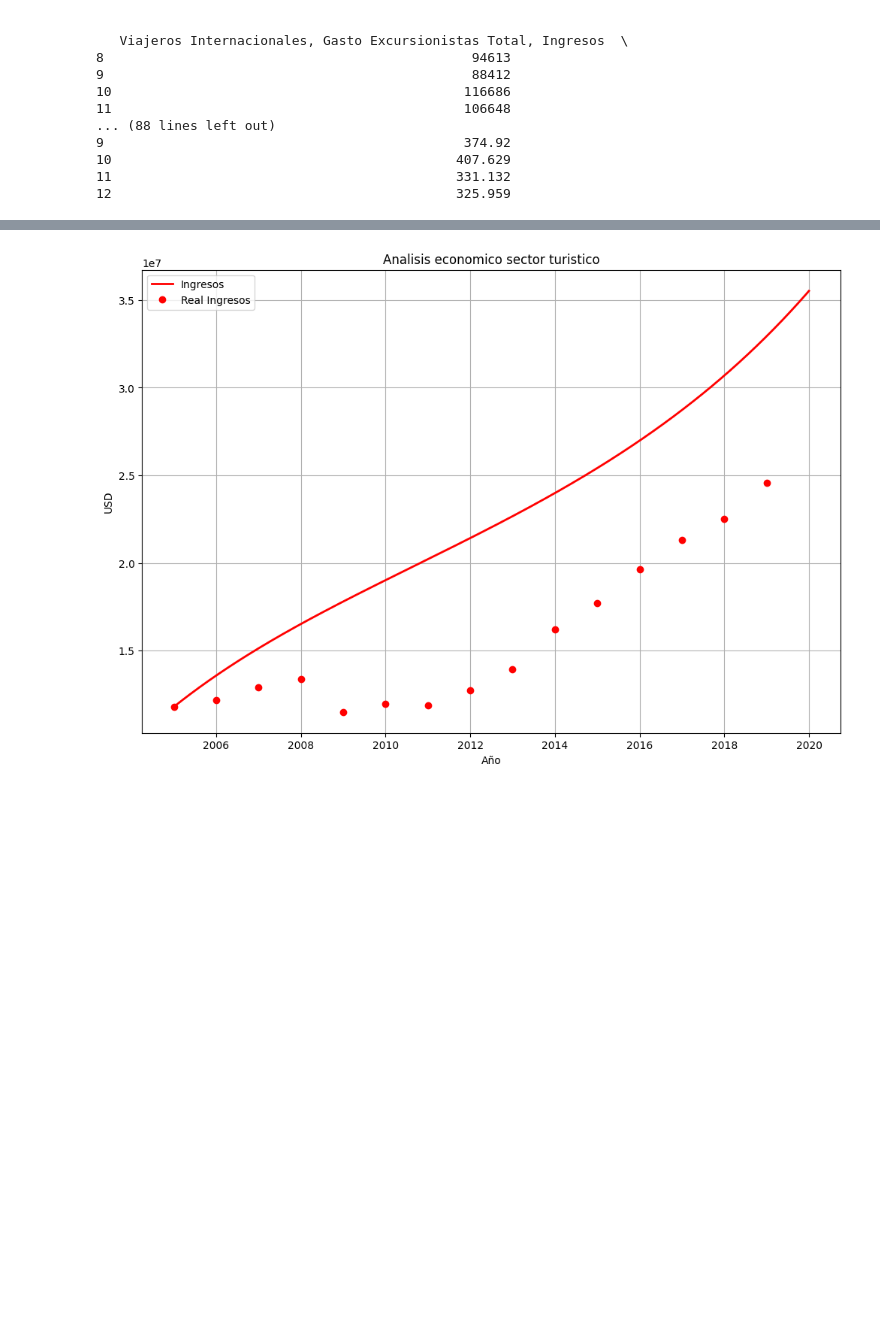
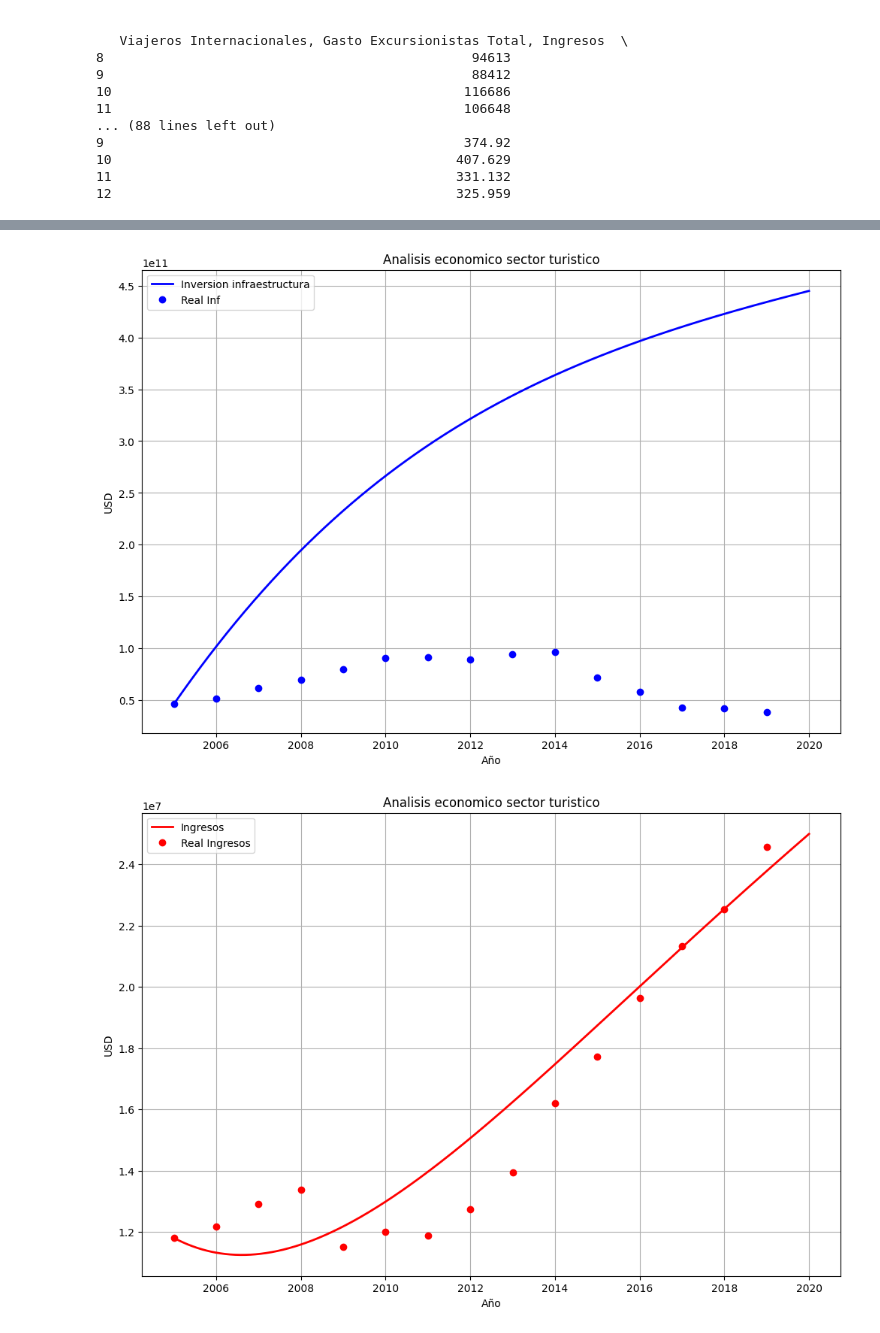
Before and after one commit to Lunaaaalj/MSED, a Jupyter notebook: code/sectores_economia/unificado.ipynb, the cells around one changed output, grey strips where cells are left out. Drawn from its saved outputs; the diff is of its cells as text; code cells hidden in the pictures; blank space fills up the shorter version.

```diff
--- a/code/sectores_economia/unificado.ipynb
+++ b/code/sectores_economia/unificado.ipynb
@@ -145,13 +167,13 @@ def sistema_edos(t, y):
     c4 =  -0.0344 # tasa de mortalidad mayores
     #const3=-1.404e+06
 
-    a1=-8150.2579
-    a2=1246.9443
-    a3=0.1564
+    a1=8150.2579
+    a2=-1246.9443
+    a3=-0.1564
     const4=3.223e+10
-    a4=1.708e-05
-    a5=-0.2146
-    const5=3.669e+06
+    a4=7.916e-06
+    a5=-0.0930
+    #const5=-3.669e+06
 
 
     # ECUACIONES Poblacion
@@ -162,7 +184,7 @@ def sistema_edos(t, y):
     # Ecuaciones Economico
 
     dyT=a1*et+a2*it+a3*Tt+const4
-    dyI=a4*Tt+a5*it+const5
+    dyI=a4*Tt+a5*it#+const5
 
     return [dyJ, dyA, dyE, dyT, dyI]
 
@@ -181,7 +203,7 @@ def RK4(func, y0, t0, tf, h):
 
     return t_values, y_values
 
-# y0 = [J, A, E, T, I] en 2002
+# y0 = [J, A, E, T, I] en 2005
 y0 = [27858970,65630336,5953231, 46244310000.0, 11803409.721]
 t0, tf, h = 0, 15, 0.01
 
@@ -189,23 +211,36 @@ t, y = RK4(sistema_edos, y0, t0, tf, h)
 # %%
 # Graficacion
 
 years = 2005 + t
 fig, ax = plt.subplots(1, 1, figsize=(12, 8))
 # Modelo
-#ax.plot(years, y[:, 3], 'b-', linewidth=2, label='Inversion infraestructura')
-ax.plot(years, y[:, 4], 'r-', linewidth=2, label='Ingresos')
+ax.plot(years, y[:, 3], 'b-', linewidth=2, label='Inversion infraestructura')
+
 # Reales
-#fig, bx = plt.subplots(1,1,figsize=(12,8))
+
 years_real=df['ANIO']
-#ax.plot(years_real,df['inf mex'],'bo',markersize=6,label='Real Inf')
-ax.plot(years_real,df['Ingresos mex'],'ro',markersize=6,label='Real Ingresos')
+ax.plot(years_real,df['inf mex'],'bo',markersize=6,label='Real Inf')
+
 
 
 ax.set_title('Analisis economico sector turistico')
 ax.set_xlabel('Año')
 ax.set_ylabel('USD')
 ax.grid(True)
 ax.legend()
 plt.show()
+
+fig, bx = plt.subplots(1,1,figsize=(12,8))
+bx.plot(years, y[:, 4], 'r-', linewidth=2, label='Ingresos')
+
+bx.plot(years_real,df['Ingresos mex'],'ro',markersize=6,label='Real Ingresos')
+
+bx.set_title('Analisis economico sector turistico')
+bx.set_xlabel('Año')
+bx.set_ylabel('USD')
+bx.grid(True)
+bx.legend()
+plt.show()
 # %% [output]
-[figure, old version]
+[figure, new version]
+[figure, added]
```
Also changed, not shown: parts of 8 cells of this notebook, 1 other file.
